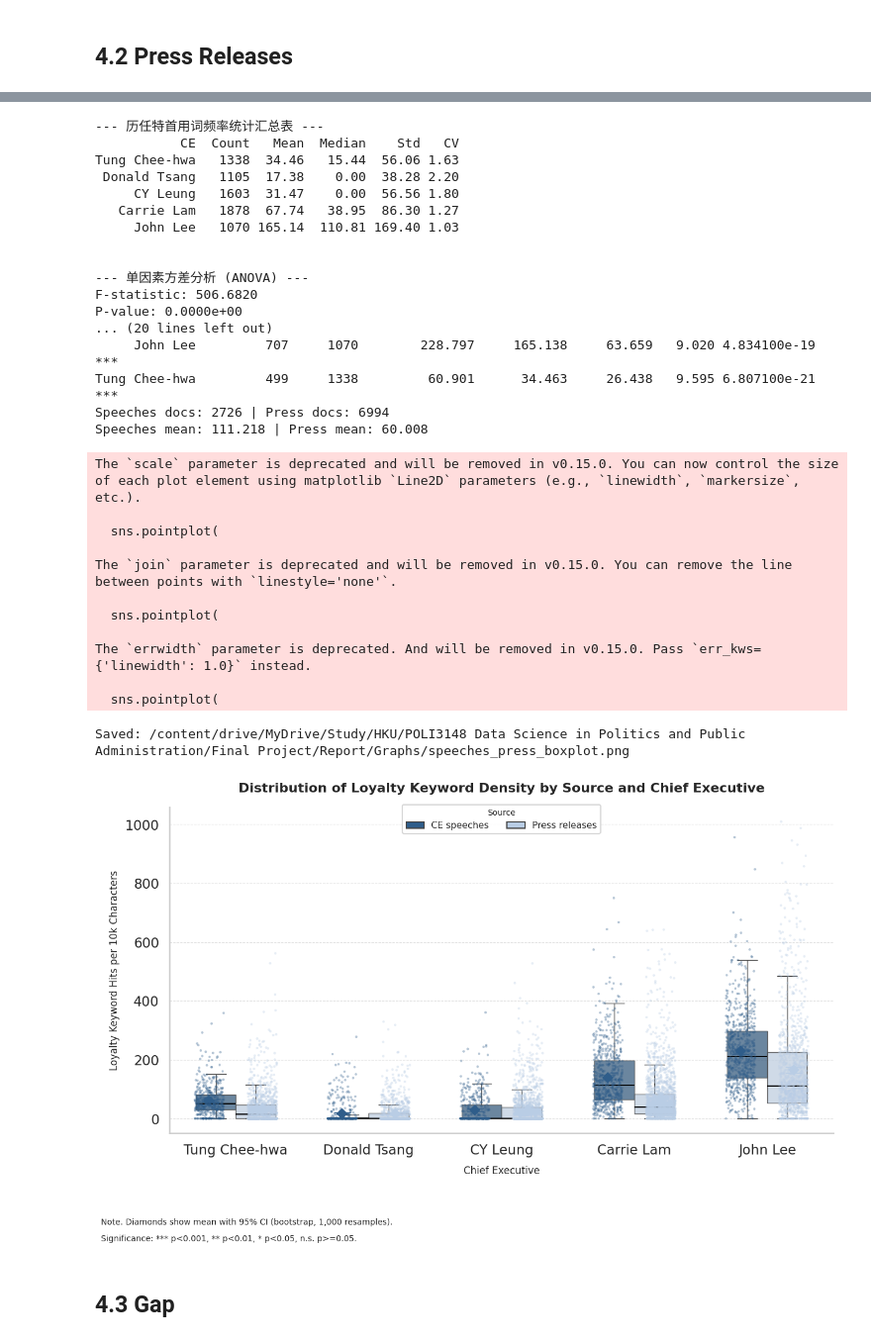
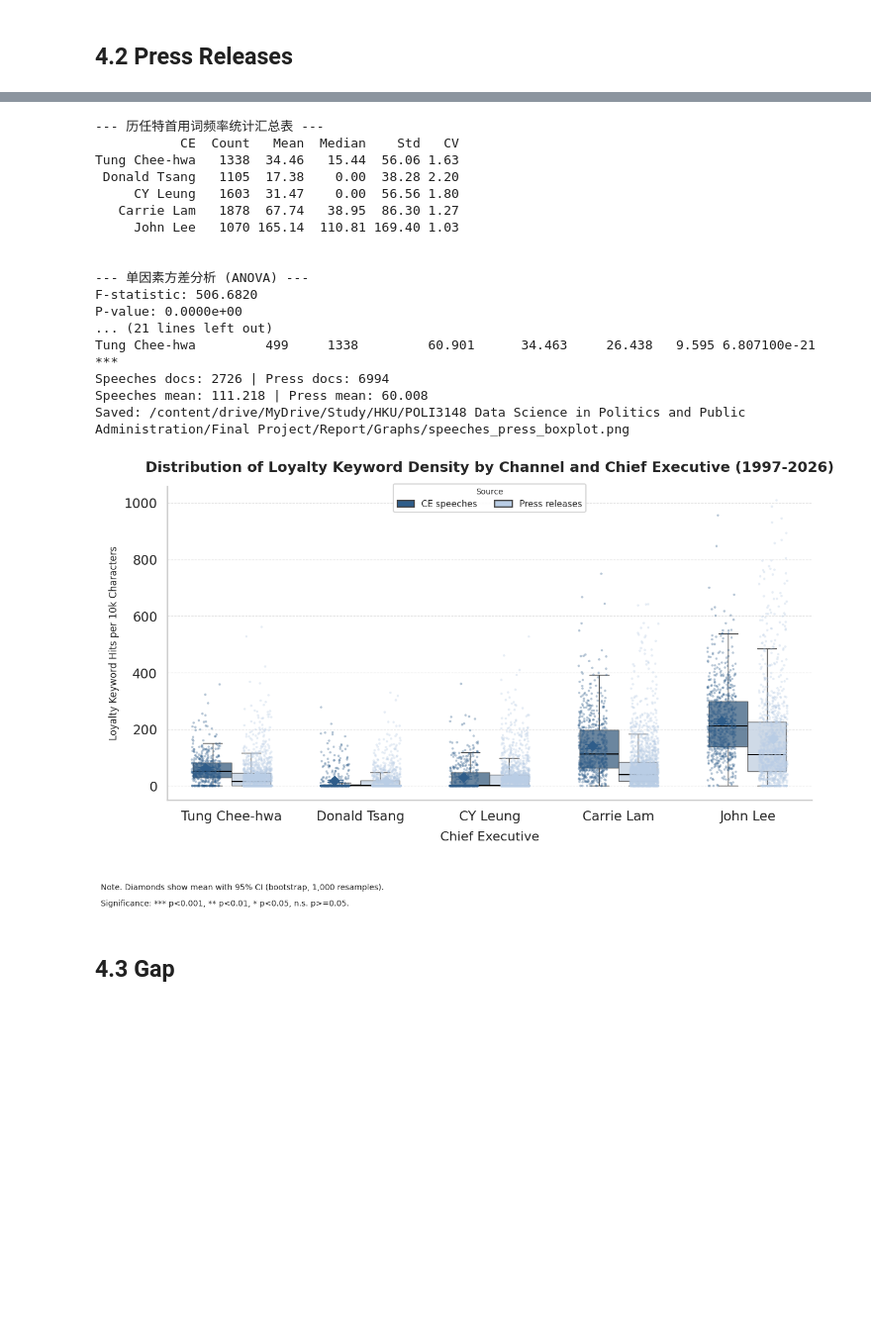
Before and after one commit to dengsherry2003-ui/Final_Project, a Jupyter notebook: Code/Analysis_combined.ipynb, the cells around one changed output, grey strips where cells are left out. Shown at 99% size. Saved outputs shown, nothing was run; the diff lists cells and outputs as text; code cells hidden in the pictures; blank space fills up the shorter version.

Commit message:
Update report and analysis changes

```diff
--- a/Code/Analysis_combined.ipynb
+++ b/Code/Analysis_combined.ipynb
@@ -841,7 +841,7 @@ else:
     # 设置标签与标题
     ax1.set_xlabel('Year', fontsize=12)
     ax1.set_ylabel("Keyword Hits per 10k Characters", fontsize=12)
-    plt.title("Trend of Loyalty Signaling in CE Speeches by Year (1997-Present)", fontsize=16, pad=30)
+    plt.title("Trend of Loyalty Signaling in CE Speeches by Year (1997-2026)", fontsize=20, fontweight="bold", pad=30)
 
     # 设定图例：合并 ax1 的内容
     handles, labels = ax1.get_legend_handles_labels()
@@ -1013,7 +1013,7 @@ import seaborn as sns
 import numpy as np
 
 # ==========================================
-# 按年份统计Loyalty Signalling密度：柱状图（总体）+ 折线图（各特首）
+# 按年份统计Loyalty Signaling密度：柱状图（总体）+ 折线图（各特首）
 # ==========================================
 
 sns.set_theme(style="whitegrid", rc={"axes.edgecolor": "0.8", "grid.color": "0.9"})
@@ -1063,7 +1063,7 @@ for ce_name, texts in all_sources:
             continue
 
         char_count = len(content)
-        # 计算该篇文本包含的Loyalty Signalling关键词命中总数
+        # 计算该篇文本包含的Loyalty Signaling关键词命中总数
         hits = sum(content.count(kw) for kw in loyalty_signaling_keywords)
 
         yearly_data.append({
@@ -1145,7 +1145,7 @@ else:
     # 设置标签与标题
     ax1.set_xlabel('Year', fontsize=12)
     ax1.set_ylabel("Keyword Hits per 10k Characters", fontsize=12)
-    plt.title("Trend of Loyalty Signalling in Press Releases by Year (1997-Present)", fontsize=16, pad=30)
+    plt.title("Trend of Loyalty Signaling in Press Releases by Year (1997-2026)", fontsize=16, fontweight="bold", pad=30)
 
     # 设定图例：合并 ax1 的内容
     handles, labels = ax1.get_legend_handles_labels()
@@ -1176,7 +1176,7 @@ from statsmodels.stats.multicomp import pairwise_tukeyhsd
 from matplotlib.patches import Patch
 
 # ==========================================
-# 1. 数据准备：计算单篇文档的Loyalty Signalling密度（仅 press releases）
+# 1. 数据准备：计算单篇文档的Loyalty Signaling密度（仅 press releases）
 # ==========================================
 ce_name_map = {
     "Donald_Tsang": "Donald Tsang",
@@ -1414,8 +1414,8 @@ ax.yaxis.grid(True, linestyle='--', linewidth=0.8, color='#D0D0D0', alpha=0.6)
 ax.xaxis.grid(False)
 
 # 文字采用 sentence case
-ax.set_title("Distribution of Loyalty Keyword Density by Source and Chief Executive", fontsize=16, fontweight="bold", pad=18)
-ax.set_xlabel("Chief Executive", fontsize=12, labelpad=10)
+ax.set_title("Distribution of Loyalty Keyword Density by Channel and Chief Executive (1997-2026)", fontsize=18, fontweight="bold", pad=18)
+ax.set_xlabel("Chief Executive", fontsize=16, labelpad=10)
 ax.set_ylabel("Loyalty Keyword Hits per 10k Characters", fontsize=12, labelpad=6)
 sns.despine(ax=ax, top=True, right=True)
 
@@ -1439,48 +1439,36 @@ ax.legend(
 # 图注/脚注
 fig.text(
     0.01, -0.08,
     "Note. Diamonds show mean with 95% CI (bootstrap, 1,000 resamples).",
     ha="left", va="bottom", fontsize=10
  )
 fig.text(
     0.01, -0.12,
     "Significance: *** p<0.001, ** p<0.01, * p<0.05, n.s. p>=0.05.",
     ha="left", va="bottom", fontsize=10
  )
 
 plt.tight_layout()
 save_and_show(fig, "speeches_press_boxplot")
 # %% [output]
 --- 历任特首用词频率统计汇总表 ---
            CE  Count   Mean  Median    Std   CV
 Tung Chee-hwa   1338  34.46   15.44  56.06 1.63
  Donald Tsang   1105  17.38    0.00  38.28 2.20
      CY Leung   1603  31.47    0.00  56.56 1.80
    Carrie Lam   1878  67.74   38.95  86.30 1.27
      John Lee   1070 165.14  110.81 169.40 1.03
 
 
 --- 单因素方差分析 (ANOVA) ---
 F-statistic: 506.6820
 P-value: 0.0000e+00
-... (20 lines left out)
-     John Lee         707     1070        228.797     165.138     63.659   9.020 4.834100e-19  ***
+... (21 lines left out)
 Tung Chee-hwa         499     1338         60.901      34.463     26.438   9.595 6.807100e-21  ***
 Speeches docs: 2726 | Press docs: 6994
 Speeches mean: 111.218 | Press mean: 60.008
+Saved: /content/drive/MyDrive/Study/HKU/POLI3148 Data Science in Politics and Public Administration/Final Project/Report/Graphs/speeches_press_boxplot.png
-The `scale` parameter is deprecated and will be removed in v0.15.0. You can now control the size of each plot element using matplotlib `Line2D` parameters (e.g., `linewidth`, `markersize`, etc.).
-
-  sns.pointplot(
-
-The `join` parameter is deprecated and will be removed in v0.15.0. You can remove the line between points with `linestyle='none'`.
-
-  sns.pointplot(
-
-The `errwidth` parameter is deprecated. And will be removed in v0.15.0. Pass `err_kws={'linewidth': 1.0}` instead.
-
-  sns.pointplot(
-Saved: /content/drive/MyDrive/Study/HKU/POLI3148 Data Science in Politics and Public Administration/Final Project/Report/Graphs/speeches_press_boxplot.png
-[figure, old version]
+[figure, new version]
 # %% [markdown]
 ## 4.3 Gap
 # %%
```
Also changed, not shown: parts of 10 cells of this notebook, 26 other files.
